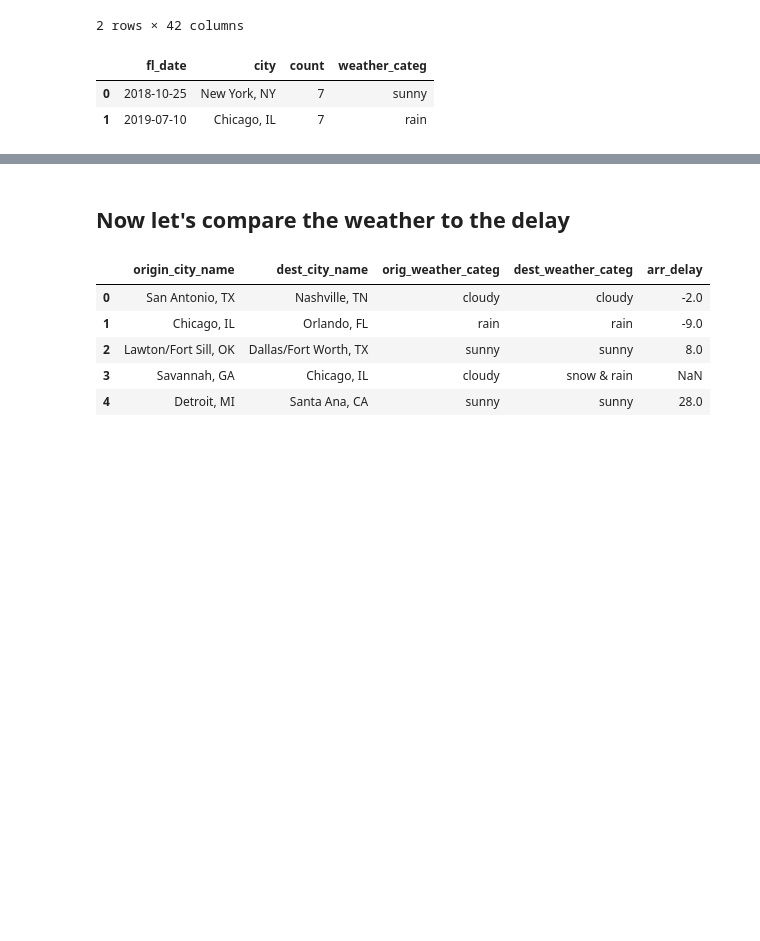
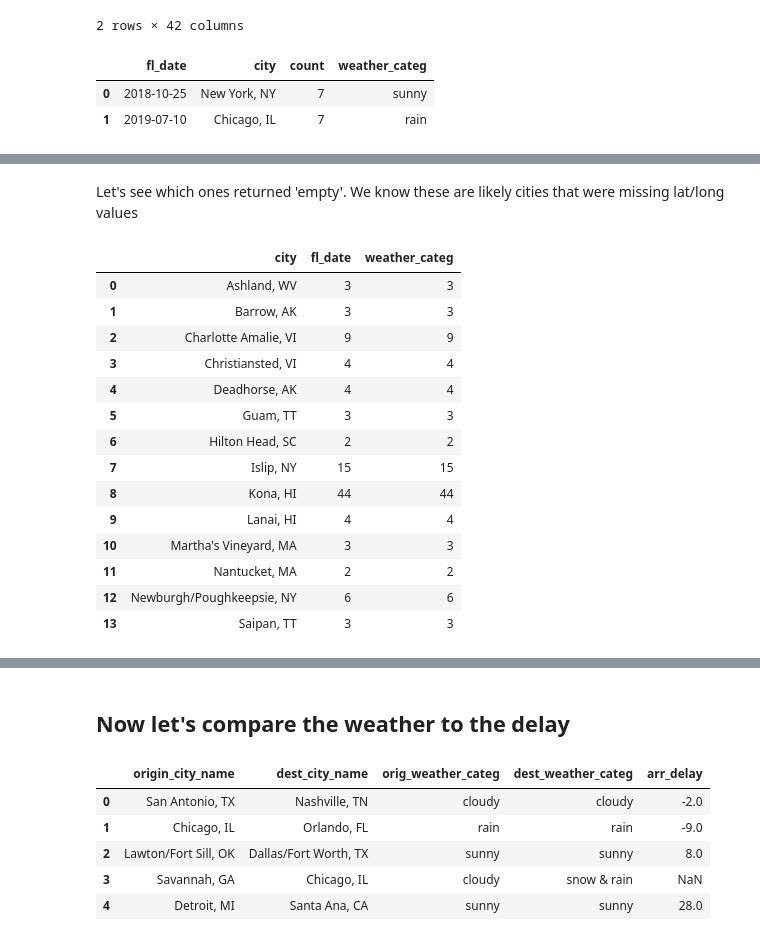
Before and after one commit to BRCanada/Flight-Delay-Prediction, a Jupyter notebook: EDA_Task3.2.ipynb, the cells around one changed output, grey strips where cells are left out. Saved outputs shown, nothing was run; the diff lists cells and outputs as text; code cells hidden in the pictures; blank space fills up the shorter version.

Commit message:
update nan weather cols

```diff
--- a/EDA_Task3.2.ipynb
+++ b/EDA_Task3.2.ipynb
@@ -360,0 +356,3 @@ city_unique.head(2)
+# %%
+#fill those nans
+city_unique['weather_categ'] = city_unique['weather_categ'].fillna('empty')
@@ -360,0 +371,21 @@ city_unique.head(2)
+# %% [markdown]
+Let's see which ones returned 'empty'. We know these are likely cities that were missing lat/long values
+# %%
+missing_latlong = city_unique[city_unique['weather_categ'] == 'empty'].groupby(by = 'city').count().reset_index()
+missing_latlong
+# %% [output]
+|  | city | fl_date | weather_categ |
+| 0 | Ashland, WV | 3 | 3 |
+| 1 | Barrow, AK | 3 | 3 |
+| 2 | Charlotte Amalie, VI | 9 | 9 |
+| 3 | Christiansted, VI | 4 | 4 |
+| 4 | Deadhorse, AK | 4 | 4 |
+| 5 | Guam, TT | 3 | 3 |
+| 6 | Hilton Head, SC | 2 | 2 |
+| 7 | Islip, NY | 15 | 15 |
+| 8 | Kona, HI | 44 | 44 |
+| 9 | Lanai, HI | 4 | 4 |
+| 10 | Martha's Vineyard, MA | 3 | 3 |
+| 11 | Nantucket, MA | 2 | 2 |
+| 12 | Newburgh/Poughkeepsie, NY | 6 | 6 |
+| 13 | Saipan, TT | 3 | 3 |
```
Also changed, not shown: parts of 21 cells of this notebook, 2 other files.
